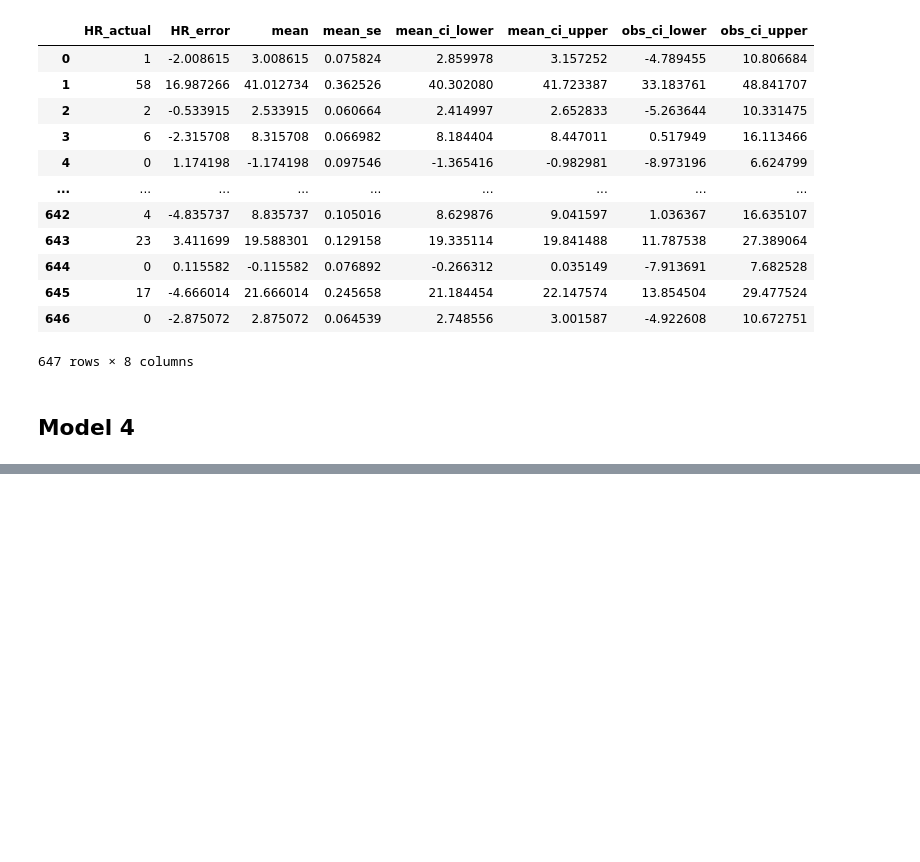
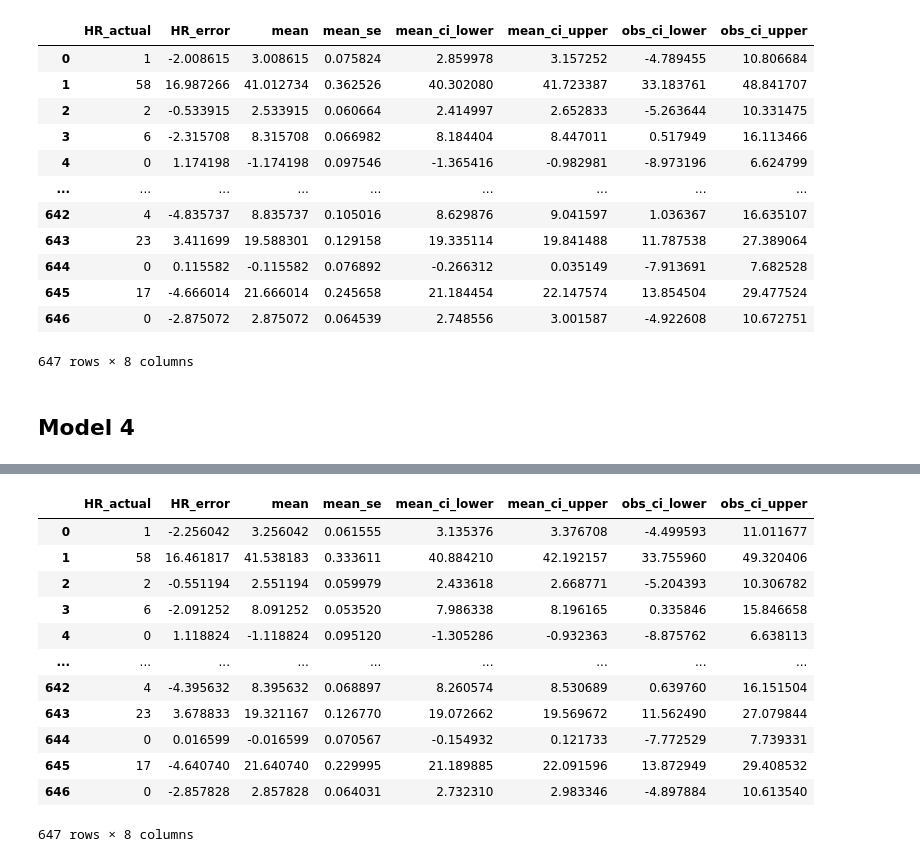
Before and after one commit to N-Janick/BE2100_HR_predictions_ML_project, a Jupyter notebook: notebooks/modeling/linear_regression_model_training_comparison.ipynb, the cells around one changed output, grey strips where cells are left out. Saved outputs shown, nothing was run; the diff lists cells and outputs as text; code cells hidden in the pictures; blank space fills up the shorter version.

```diff
--- a/notebooks/modeling/linear_regression_model_training_comparison.ipynb
+++ b/notebooks/modeling/linear_regression_model_training_comparison.ipynb
@@ -260,3 +260,22 @@ pred_summary_3
 647 rows × 8 columns
 # %% [markdown]
 ## Model 4
+# %%
+players_df_4 = pd.read_csv('../../data/processed/lr_model_manual_feature2_training_testing_dataset.csv')
+players_df_4.dropna(ignore_index=True, inplace=True)
+
+# preparing the training/testing splits
+training_df_4 = players_df_4[players_df_4['Season'] != 2024].reset_index(drop=True)
+testing_df_4 = players_df_4[players_df_4['Season'] == 2024].reset_index(drop=True)
+
+# preparing the training/testing splits
+X_train_4 = training_df_4.drop(columns=['HR', 'Season'])
+y_train_4 = training_df_4['HR']
+
+X_test_4 = testing_df_4.drop(columns=['HR', 'Season'])
+y_test_4 = testing_df_4['HR']
+
+X_train_4.insert(0, 'intercept', 1)
+X_test_4.insert(0, 'intercept', 1)
+sm_model_4 = sm.OLS(y_train_4, X_train_4).fit()
+sm_model_4.summary()
@@ -262,0 +309,25 @@ pred_summary_3
+# %%
+# getting predictions from test data.
+pred_results_4 = sm_model_4.get_prediction(X_test_4)
+
+# creating dataframe of results summary from the predictions and adding in actual homeruns
+pred_summary_4 = pred_results_4.summary_frame(alpha=0.05)
+pred_summary_4.insert(0, 'HR_actual', y_test_4.values)
+# adding Home run error
+pred_summary_4.insert(1, 'HR_error', pred_summary_4['HR_actual'] - pred_summary_4['mean'])
+
+pred_summary_4
+# %% [output]
+|  | HR_actual | HR_error | mean | mean_se | mean_ci_lower | mean_ci_upper | obs_ci_lower | obs_ci_upper |
+| 0 | 1 | -2.256042 | 3.256042 | 0.061555 | 3.135376 | 3.376708 | -4.499593 | 11.011677 |
+| 1 | 58 | 16.461817 | 41.538183 | 0.333611 | 40.884210 | 42.192157 | 33.755960 | 49.320406 |
+| 2 | 2 | -0.551194 | 2.551194 | 0.059979 | 2.433618 | 2.668771 | -5.204393 | 10.306782 |
+| 3 | 6 | -2.091252 | 8.091252 | 0.053520 | 7.986338 | 8.196165 | 0.335846 | 15.846658 |
+| 4 | 0 | 1.118824 | -1.118824 | 0.095120 | -1.305286 | -0.932363 | -8.875762 | 6.638113 |
+| ... | ... | ... | ... | ... | ... | ... | ... | ... |
+| 642 | 4 | -4.395632 | 8.395632 | 0.068897 | 8.260574 | 8.530689 | 0.639760 | 16.151504 |
+| 643 | 23 | 3.678833 | 19.321167 | 0.126770 | 19.072662 | 19.569672 | 11.562490 | 27.079844 |
+| 644 | 0 | 0.016599 | -0.016599 | 0.070567 | -0.154932 | 0.121733 | -7.772529 | 7.739331 |
+| 645 | 17 | -4.640740 | 21.640740 | 0.229995 | 21.189885 | 22.091596 | 13.872949 | 29.408532 |
+| 646 | 0 | -2.857828 | 2.857828 | 0.064031 | 2.732310 | 2.983346 | -4.897884 | 10.613540 |
+647 rows × 8 columns
```
Also changed, not shown: parts of 12 cells of this notebook, 4 other files.
